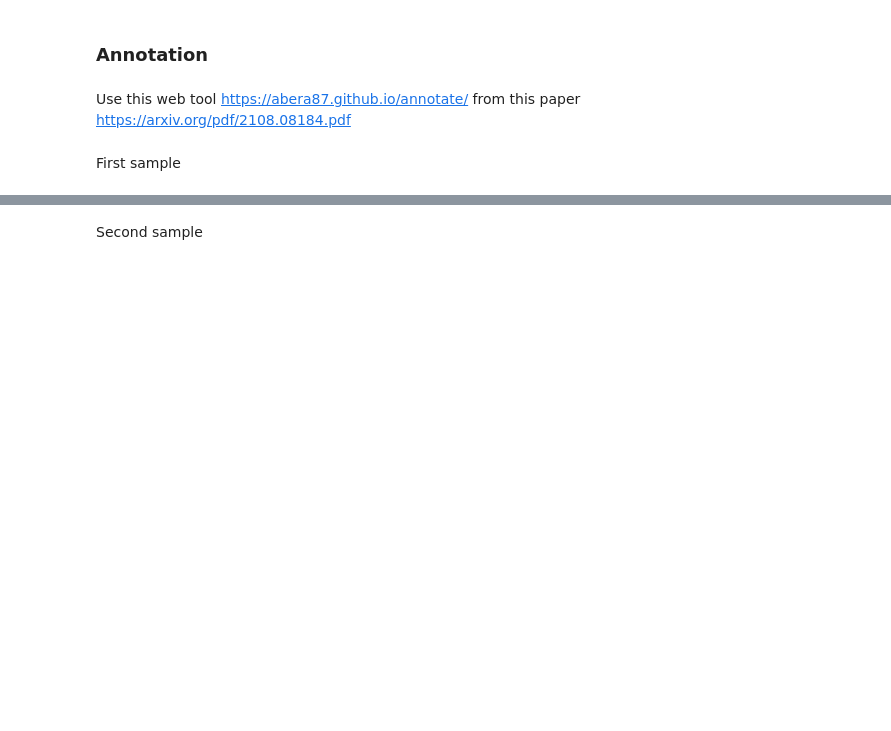
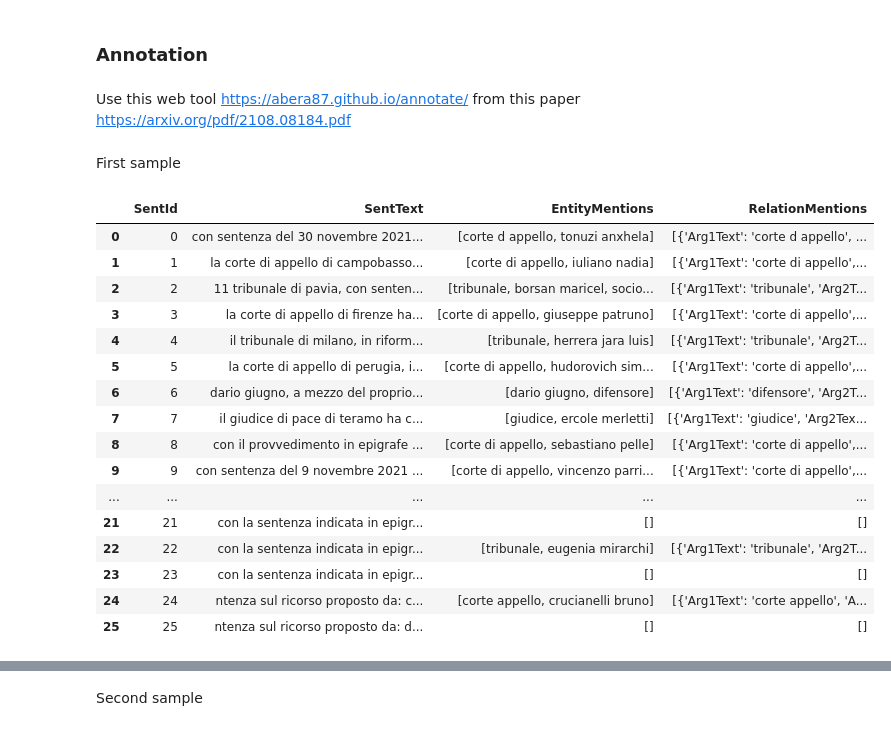
Before and after one commit to Gianpe/NLP_Anonymization, a Jupyter notebook: notebooks/Step2_DataPreparation/DataUnd_DataPrep.ipynb, the cells around one changed output, grey strips where cells are left out. Drawn from its saved outputs; the diff is of its cells as text; code cells hidden in the pictures; blank space fills up the shorter version.

```diff
--- a/notebooks/Step2_DataPreparation/DataUnd_DataPrep.ipynb
+++ b/notebooks/Step2_DataPreparation/DataUnd_DataPrep.ipynb
@@ -60,8 +78,26 @@ ann_file.write(txt)
 
 ann_file.close()
 # %%
-s1 = pd.read_json(data_path + '/Output_1.json').head(27)
+s1 = pd.read_json(data_path + '/Output_1.json')
 s1
+# %% [output]
+|  | SentId | SentText | EntityMentions | RelationMentions |
+| 0 | 0 | con sentenza del 30 novembre 2021... | [corte d appello, tonuzi anxhela] | [{'Arg1Text': 'corte d appello', ... |
+| 1 | 1 | la corte di appello di campobasso... | [corte di appello, iuliano nadia] | [{'Arg1Text': 'corte di appello',... |
+| 2 | 2 | 11 tribunale di pavia, con senten... | [tribunale, borsan maricel, socio... | [{'Arg1Text': 'tribunale', 'Arg2T... |
+| 3 | 3 | la corte di appello di firenze ha... | [corte di appello, giuseppe patruno] | [{'Arg1Text': 'corte di appello',... |
+| 4 | 4 | il tribunale di milano, in riform... | [tribunale, herrera jara luis] | [{'Arg1Text': 'tribunale', 'Arg2T... |
+| 5 | 5 | la corte di appello di perugia, i... | [corte di appello, hudorovich sim... | [{'Arg1Text': 'corte di appello',... |
+| 6 | 6 | dario giugno, a mezzo del proprio... | [dario giugno, difensore] | [{'Arg1Text': 'difensore', 'Arg2T... |
+| 7 | 7 | il giudice di pace di teramo ha c... | [giudice, ercole merletti] | [{'Arg1Text': 'giudice', 'Arg2Tex... |
+| 8 | 8 | con il provvedimento in epigrafe ... | [corte di appello, sebastiano pelle] | [{'Arg1Text': 'corte di appello',... |
+| 9 | 9 | con sentenza del 9 novembre 2021 ... | [corte di appello, vincenzo parri... | [{'Arg1Text': 'corte di appello',... |
+| ... | ... | ... | ... | ... |
+| 21 | 21 | con la sentenza indicata in epigr... | [] | [] |
+| 22 | 22 | con la sentenza indicata in epigr... | [tribunale, eugenia mirarchi] | [{'Arg1Text': 'tribunale', 'Arg2T... |
+| 23 | 23 | con la sentenza indicata in epigr... | [] | [] |
+| 24 | 24 | ntenza sul ricorso proposto da: c... | [corte appello, crucianelli bruno] | [{'Arg1Text': 'corte appello', 'A... |
+| 25 | 25 | ntenza sul ricorso proposto da: d... | [] | [] |
 # %%
 s1 = s1[s1['EntityMentions'] != s1['RelationMentions'] ]
 s1.reset_index(drop = True, inplace = True)
```
Also changed, not shown: parts of 26 cells of this notebook, 13 other files.
